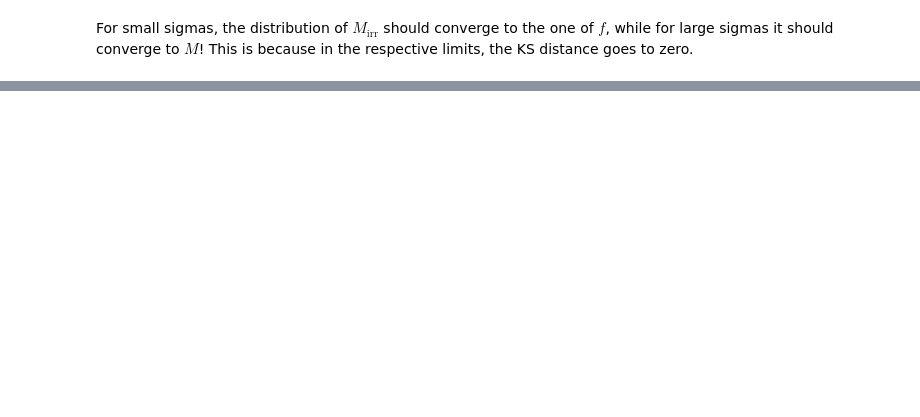
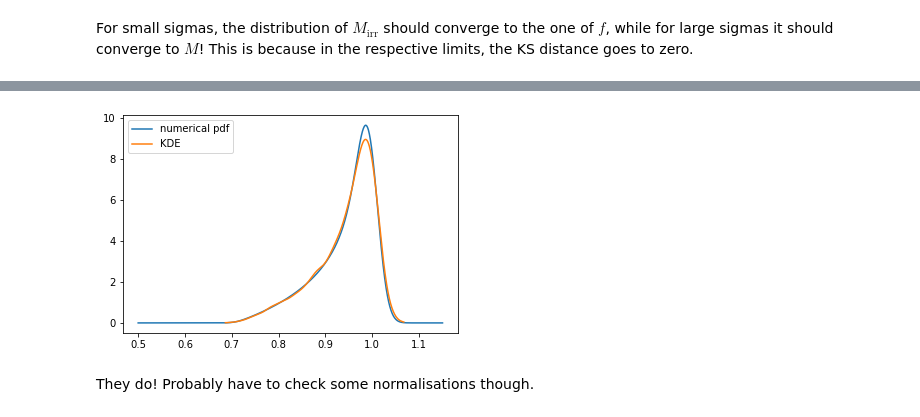
Before and after one commit to lisam10/astrostatistics_bicocca_2024, a Jupyter notebook: working/W07_BH-irrmass.ipynb, the cells around one changed output, grey strips where cells are left out. Cells and saved outputs as stored; diff of their text form; code cells hidden in the pictures; blank space fills up the shorter version.

```diff
--- a/working/W07_BH-irrmass.ipynb
+++ b/working/W07_BH-irrmass.ipynb
@@ -132,0 +165,34 @@ plt.show()
+# %%
+import scipy
+
+def f_pdf(f):
+    return (2/f) * (2 * f**2 - 1)/(np.sqrt(1 - f**2))
+
+def m_pdf(x, mean, sigma):
+    return np.exp(-np.power(x - mean, 2)/(2 * (sigma**2)))
+
+def mirr_pdf(mirr, mean, sigma):
+    const = 1/sigma * np.sqrt(2/np.pi)
+    integral = lambda x: const * f_pdf(x) * m_pdf(mirr/x, mean, sigma)
+
+    mirr_pdf = scipy.integrate.quad(integral, 1/np.sqrt(2), 1)
+    return mirr_pdf
+
+mean = 1
+sigma = 0.02
+# %%
+mirr_samples = np.linspace(0.5, 1.15, 1000)
+
+y = []
+for i in range(1000):
+    mirrpdf = mirr_pdf(mirr_samples[i], mean, sigma)
+    y.append(mirrpdf[0]/2)
+
+plt.plot(mirr_samples, y, label = 'numerical pdf')
+plt.plot(m_irr, gauss_pdf, label = 'KDE')
+plt.legend()
+plt.show()
+# %% [output]
+[figure, added]
+# %% [markdown]
+They do! Probably have to check some normalisations though.
```
Also changed, not shown: parts of 11 cells of this notebook.
